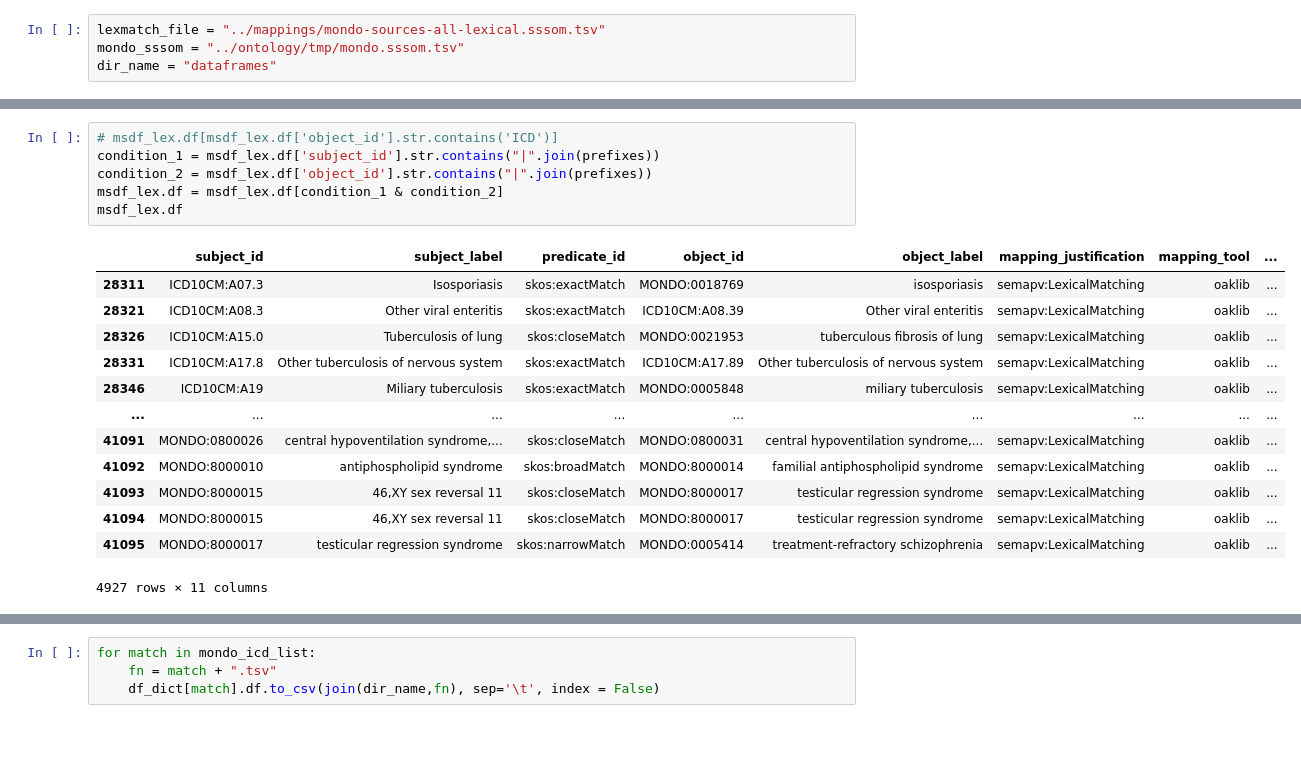
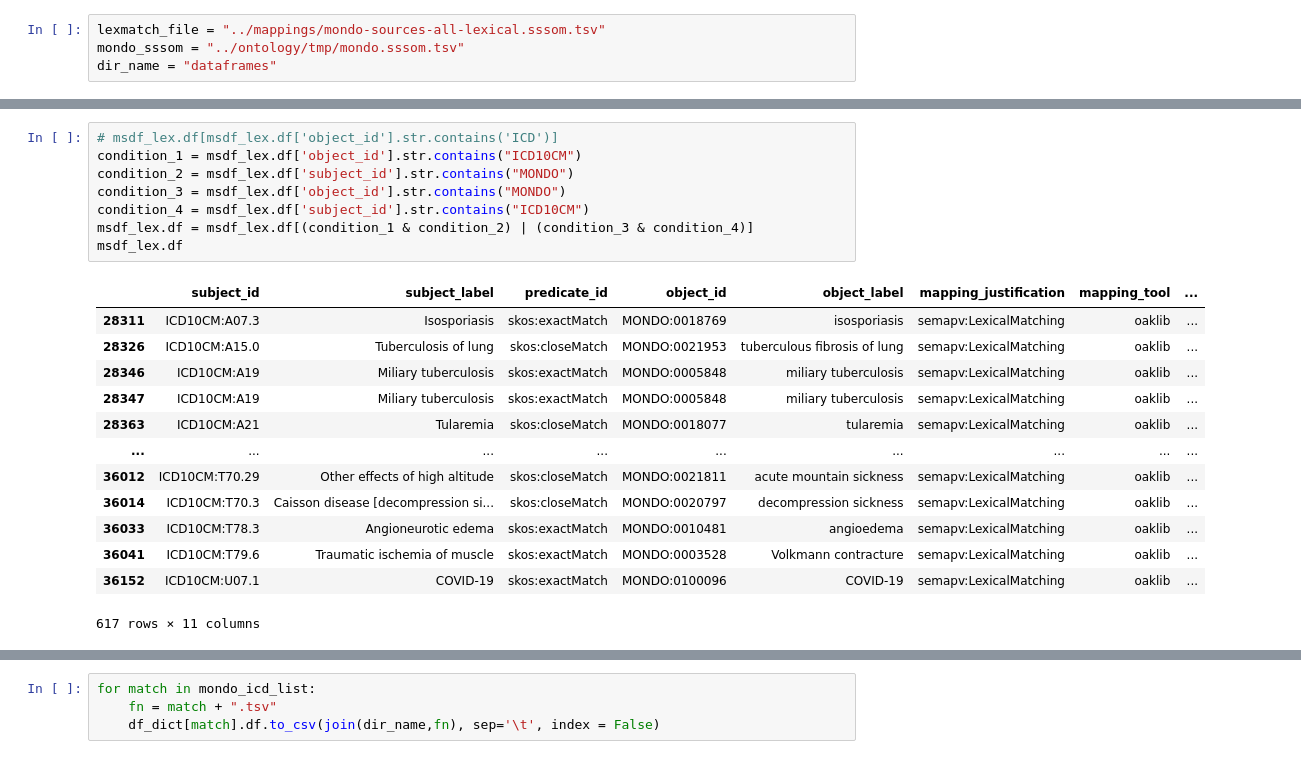
Before and after one commit to monarch-initiative/mondo-ingest, a Jupyter notebook: src/scripts/oak-lexmatch-sssom-compare.ipynb, the cells around one changed output, grey strips where cells are left out. Saved outputs shown, nothing was run; the diff lists cells and outputs as text.

```diff
--- a/src/scripts/oak-lexmatch-sssom-compare.ipynb
+++ b/src/scripts/oak-lexmatch-sssom-compare.ipynb
@@ -41,24 +43,26 @@ msdf_mondo.df
 2020 rows × 5 columns
 # %%
 # msdf_lex.df[msdf_lex.df['object_id'].str.contains('ICD')]
-condition_1 = msdf_lex.df['subject_id'].str.contains("|".join(prefixes))
-condition_2 = msdf_lex.df['object_id'].str.contains("|".join(prefixes))
-msdf_lex.df = msdf_lex.df[condition_1 & condition_2]
+condition_1 = msdf_lex.df['object_id'].str.contains("ICD10CM")
+condition_2 = msdf_lex.df['subject_id'].str.contains("MONDO")
+condition_3 = msdf_lex.df['object_id'].str.contains("MONDO")
+condition_4 = msdf_lex.df['subject_id'].str.contains("ICD10CM")
+msdf_lex.df = msdf_lex.df[(condition_1 & condition_2) | (condition_3 & condition_4)]
 msdf_lex.df
 # %% [output]
 |  | subject_id | subject_label | predicate_id | object_id | object_label | mapping_justification | mapping_tool | ... |
 | 28311 | ICD10CM:A07.3 | Isosporiasis | skos:exactMatch | MONDO:0018769 | isosporiasis | semapv:LexicalMatching | oaklib | ... |
-| 28321 | ICD10CM:A08.3 | Other viral enteritis | skos:exactMatch | ICD10CM:A08.39 | Other viral enteritis | semapv:LexicalMatching | oaklib | ... |
 | 28326 | ICD10CM:A15.0 | Tuberculosis of lung | skos:closeMatch | MONDO:0021953 | tuberculous fibrosis of lung | semapv:LexicalMatching | oaklib | ... |
-| 28331 | ICD10CM:A17.8 | Other tuberculosis of nervous system | skos:exactMatch | ICD10CM:A17.89 | Other tuberculosis of nervous system | semapv:LexicalMatching | oaklib | ... |
 | 28346 | ICD10CM:A19 | Miliary tuberculosis | skos:exactMatch | MONDO:0005848 | miliary tuberculosis | semapv:LexicalMatching | oaklib | ... |
+| 28347 | ICD10CM:A19 | Miliary tuberculosis | skos:exactMatch | MONDO:0005848 | miliary tuberculosis | semapv:LexicalMatching | oaklib | ... |
+| 28363 | ICD10CM:A21 | Tularemia | skos:closeMatch | MONDO:0018077 | tularemia | semapv:LexicalMatching | oaklib | ... |
 | ... | ... | ... | ... | ... | ... | ... | ... | ... |
-| 41091 | MONDO:0800026 | central hypoventilation syndrome,... | skos:closeMatch | MONDO:0800031 | central hypoventilation syndrome,... | semapv:LexicalMatching | oaklib | ... |
-| 41092 | MONDO:8000010 | antiphospholipid syndrome | skos:broadMatch | MONDO:8000014 | familial antiphospholipid syndrome | semapv:LexicalMatching | oaklib | ... |
-| 41093 | MONDO:8000015 | 46,XY sex reversal 11 | skos:closeMatch | MONDO:8000017 | testicular regression syndrome | semapv:LexicalMatching | oaklib | ... |
-| 41094 | MONDO:8000015 | 46,XY sex reversal 11 | skos:closeMatch | MONDO:8000017 | testicular regression syndrome | semapv:LexicalMatching | oaklib | ... |
-| 41095 | MONDO:8000017 | testicular regression syndrome | skos:narrowMatch | MONDO:0005414 | treatment-refractory schizophrenia | semapv:LexicalMatching | oaklib | ... |
+| 36012 | ICD10CM:T70.29 | Other effects of high altitude | skos:closeMatch | MONDO:0021811 | acute mountain sickness | semapv:LexicalMatching | oaklib | ... |
+| 36014 | ICD10CM:T70.3 | Caisson disease [decompression si... | skos:closeMatch | MONDO:0020797 | decompression sickness | semapv:LexicalMatching | oaklib | ... |
+| 36033 | ICD10CM:T78.3 | Angioneurotic edema | skos:exactMatch | MONDO:0010481 | angioedema | semapv:LexicalMatching | oaklib | ... |
+| 36041 | ICD10CM:T79.6 | Traumatic ischemia of muscle | skos:exactMatch | MONDO:0003528 | Volkmann contracture | semapv:LexicalMatching | oaklib | ... |
+| 36152 | ICD10CM:U07.1 | COVID-19 | skos:exactMatch | MONDO:0100096 | COVID-19 | semapv:LexicalMatching | oaklib | ... |
-4927 rows × 11 columns
+617 rows × 11 columns
 # %%
 comparison_ms_diff = compare_dataframes(msdf_mondo.df, msdf_lex.df)
 comparison_df = comparison_ms_diff.combined_dataframe
```
Also changed, not shown: parts of 11 cells of this notebook, 6 other files.
